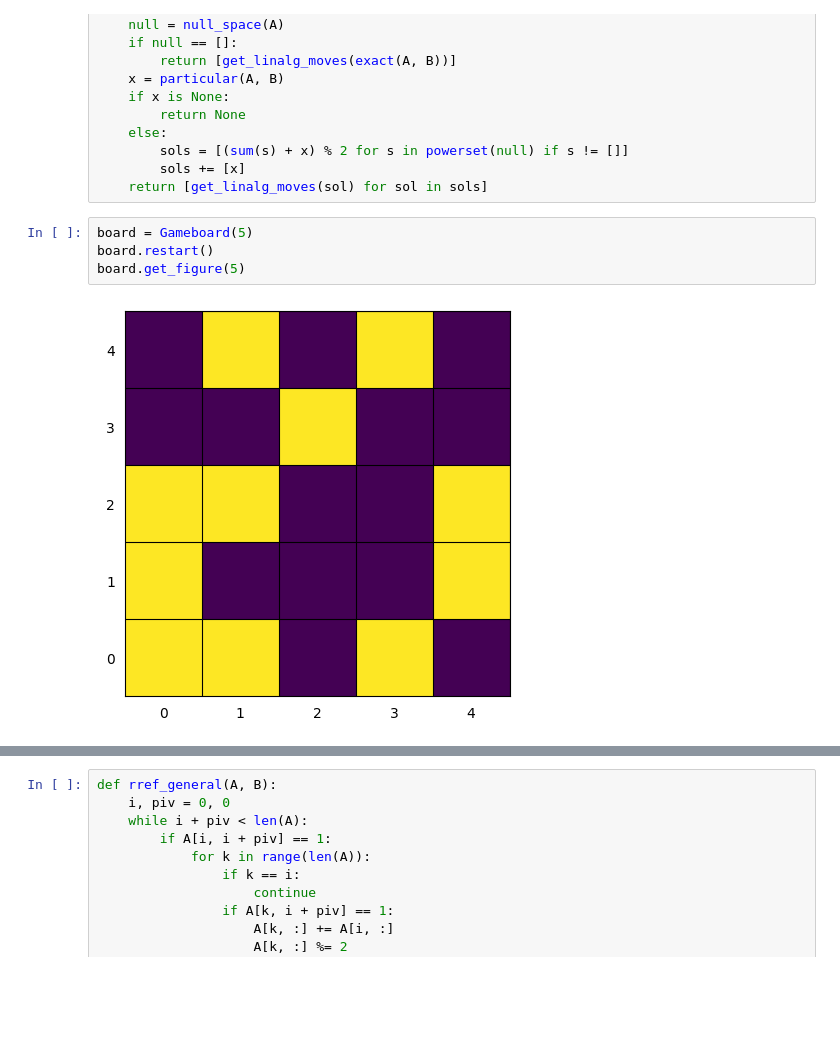
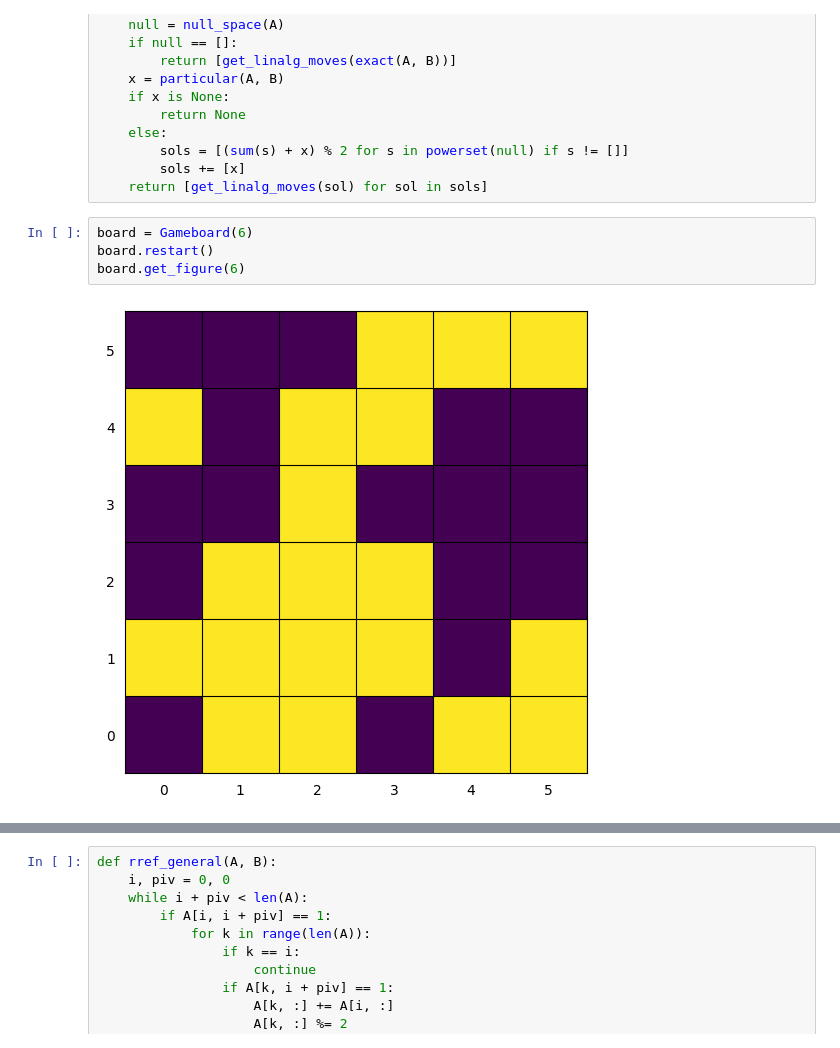
Before and after one commit to lnadi17/lights-yes, a Jupyter notebook: notebook.ipynb, the cells around one changed output, grey strips where cells are left out. Cells and saved outputs as stored; diff of their text form; blank space fills up the shorter version.

```diff
--- a/notebook.ipynb
+++ b/notebook.ipynb
@@ -361,10 +364,10 @@ def solve_linalg(A, B):
         sols += [x]
     return [get_linalg_moves(sol) for sol in sols]
 # %%
-board = Gameboard(5)
+board = Gameboard(6)
 board.restart()
-board.get_figure(5)
+board.get_figure(6)
 # %% [output]
-[figure, old version]
+[figure, new version]
 # %%
 %%time
```
Also changed, not shown: parts of 13 cells of this notebook.
